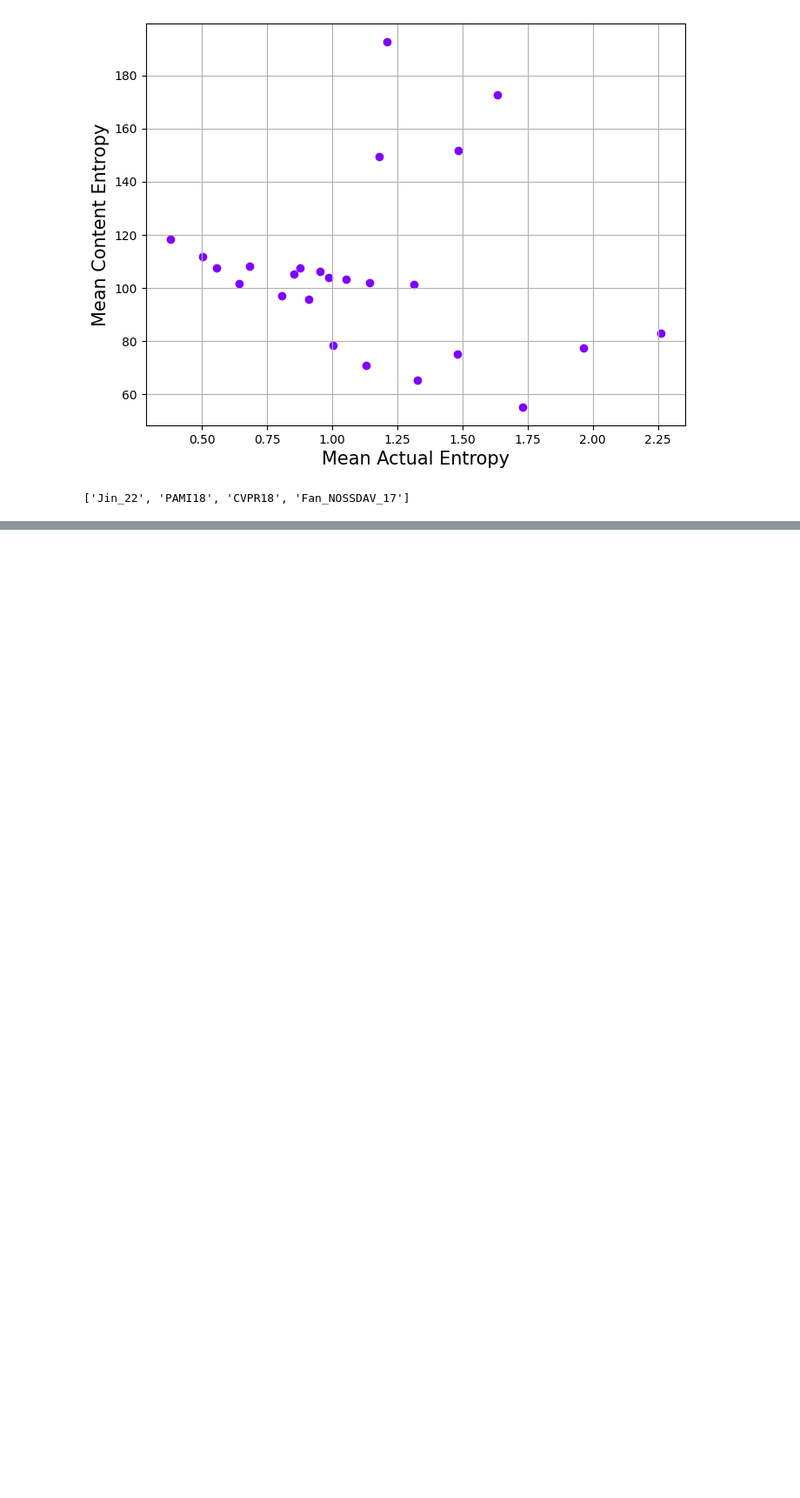
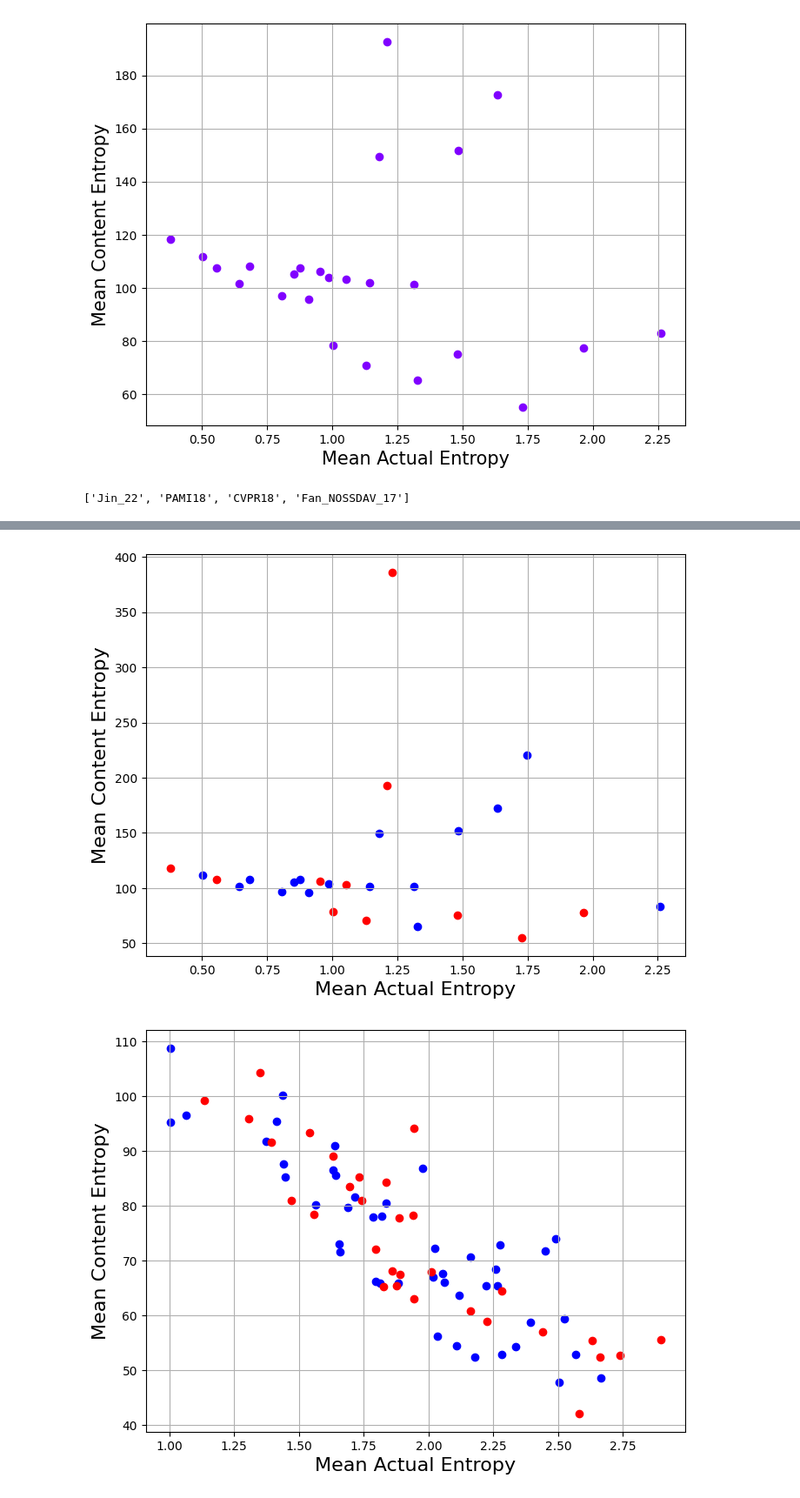
Before and after one commit to varun-pradhan-117/XR-pipeline, a Jupyter notebook: plotting.ipynb, the cells around one changed output, grey strips where cells are left out. Shown at 87% size. Drawn from its saved outputs; the diff is of its cells as text; code cells hidden in the pictures; blank space fills up the shorter version.

Commit message:
train-test split plot

```diff
--- a/plotting.ipynb
+++ b/plotting.ipynb
@@ -344,0 +346,45 @@ plot_mean_AEs_vs_entropy_all_datasets(datasets_folder,datasets,dataset_colors,da
+# %%
+def plot_train_test(datasets_folder,dataset, ces,aes,fontsize=12):
+    dataset_dir=os.path.join(datasets_folder,dataset)
+    vid_data_dir=os.path.join(dataset_dir,'video_data')
+    split_path=os.path.join(dataset,'splits','test_vids')
+    test_vids=load_dict_from_csv(split_path,columns=['video'])
+    test_vids=[vid[0] for vid in test_vids]
+    all_vids=os.listdir(vid_data_dir)
+    train_vids=list(set(all_vids)-set(test_vids))
+
+    test_AEs=[]
+    test_CEs=[]
+
+    for video in test_vids:
+        test_CEs.append(np.mean(ces[video]))
+        test_AEs.append(np.mean(aes[video]))
+
+    train_AEs=[]
+    train_CEs=[]
+    for video in train_vids:
+        train_CEs.append(np.mean(ces[video]))
+        train_AEs.append(np.mean(aes[video]))
+
+    plt.figure(figsize=(8, 6))
+    plt.scatter(train_AEs, train_CEs, color='blue', marker='o', label='training videos')
+    plt.scatter(test_AEs, test_CEs, color='red', marker='o', label='testing videos')
+    #for i, video in enumerate(entropies):
+    #    plt.annotate(video, (mean_AEs[i], mean_entropies[i]), fontsize=8)
+    #plt.title(f'{dataset} Mean Entropy vs Mean AE')
+    plt.xlabel('Mean Actual Entropy',fontsize=fontsize)
+    plt.ylabel('Mean Content Entropy',fontsize=fontsize)
+    plt.grid(True)
+    plots_folder = os.path.join('Plots', 'Splits')
+    os.makedirs(plots_folder, exist_ok=True)
+    plot_path = os.path.join(plots_folder, f'{dataset}_train_test_split.png')
+    plt.savefig(plot_path)
+    plt.show()
+# %%
+used_datasets=['Jin_22', 'PAMI18', 'Fan_NOSSDAV_17']
+for idx,dataset in enumerate(used_datasets):
+    ces,aes,IEs=fetch_entropies(datasets_folder,dataset)
+    plot_train_test(datasets_folder,dataset,ces,aes,fontsize=16)
+# %% [output]
+[figure, added]
+[figure, added]
```
Also changed, not shown: parts of 4 cells of this notebook, 3 other files.
